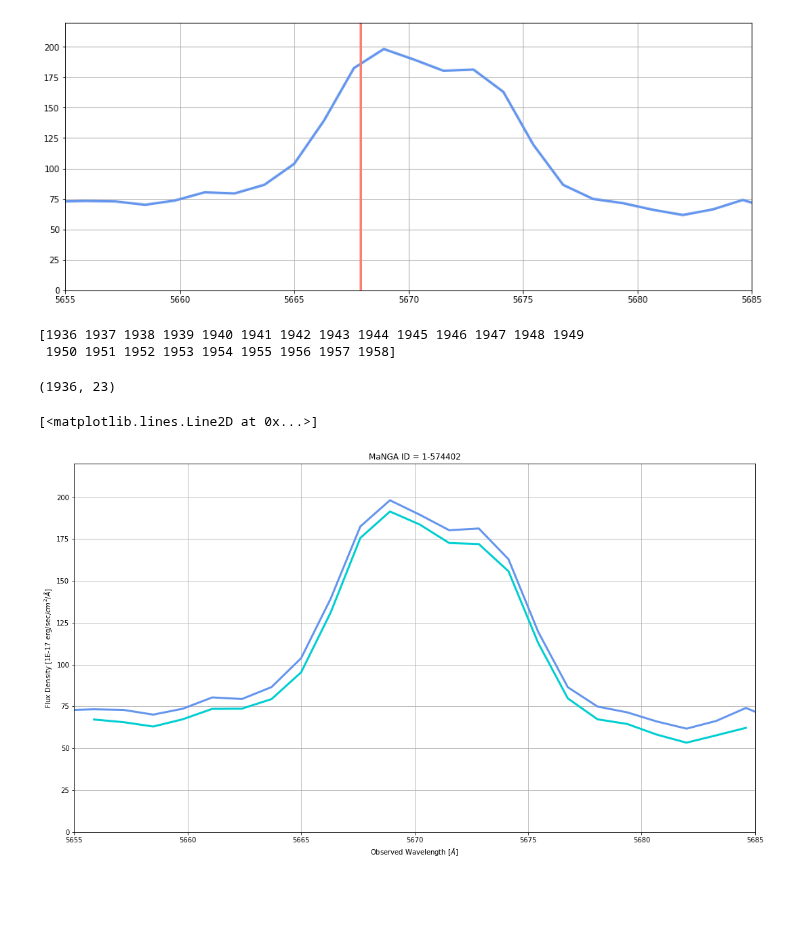
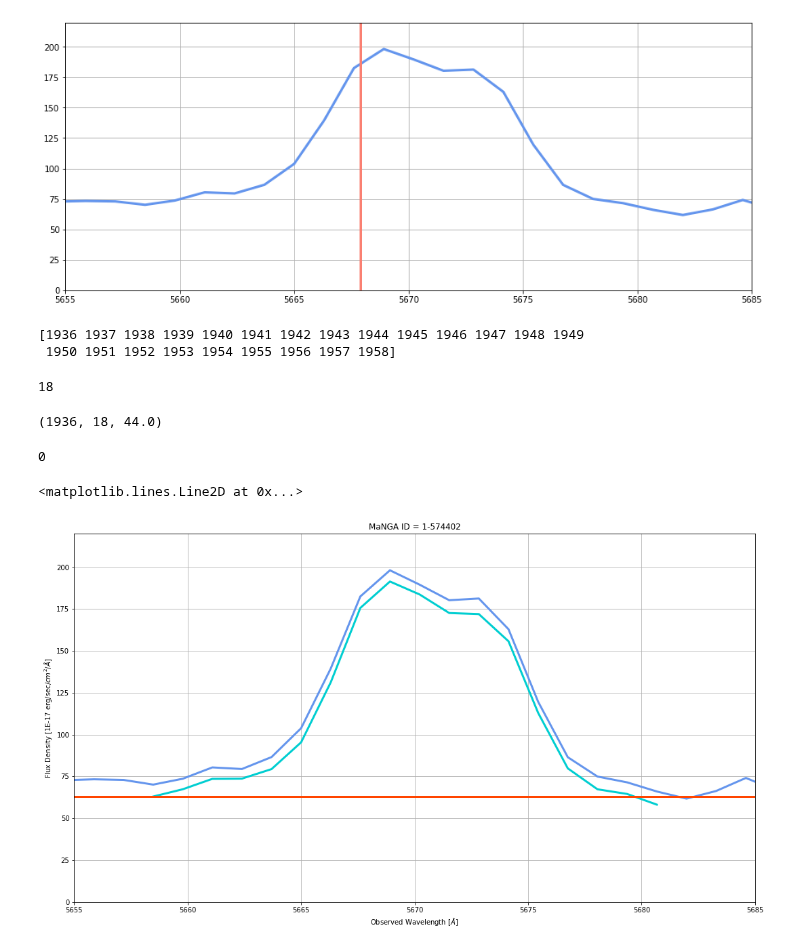
Before and after one commit to Natacha-U/Snr-Prj, a Jupyter notebook: 1-574402.ipynb, the cells around one changed output. Saved outputs shown, nothing was run; the diff lists cells and outputs as text; code cells hidden in the pictures; blank space fills up the shorter version.

```diff
--- a/1-574402.ipynb
+++ b/1-574402.ipynb
@@ -56,9 +55,13 @@ print(yaxis)
 
 # for i in yaxis:
 #     print(wave[i])
+yaxis = yaxis[2:20]
+len(yaxis)
+#1938
 # %% [output]
 [1936 1937 1938 1939 1940 1941 1942 1943 1944 1945 1946 1947 1948 1949
  1950 1951 1952 1953 1954 1955 1956 1957 1958]
+18
 # %%
 flux_compare = []
 ivar_compare = []
@@ -70,9 +73,9 @@ for i in yaxis:
 flux_compare = np.array(flux_compare)
 ivar_compare = np.array(ivar_compare)
 
-len(flux_compare[0]), len(ivar_compare)
+len(flux_compare[0]), len(ivar_compare), np.sqrt(1936)
 # %% [output]
-(1936, 23)
+(1936, 18, 44.0)
 # %%
 result = []
 sumresult = []
@@ -87,16 +90,22 @@ for i in range(len(yaxis)):
             result.append(flux_compare[i][j])
     sumresult.append(np.sum(result))
     result = []
+# %%
+index = np.where(yaxis == 1938)[0][0]
+index
+# %% [output]
+0
 # %%
 plt.figure(figsize = (18,10))
 plt.grid()
 plt.xlim(start, end)
 plt.ylim(0,height)
 plt.xlabel('Observed Wavelength ' + r'[$\AA$]')
 plt.ylabel('Flux Density [1E-17 erg/sec/'+r'$cm^2$/'+r'$\AA$]')
 plt.title('MaNGA ID = ' + mangaid)
 plt.plot(wave, sumflux, color = 'cornflowerblue', linewidth = 3)
 plt.plot(wave[yaxis[0] : yaxis[-1] + 1], sumresult, color = 'darkturquoise', linewidth = 3)
+plt.axhline(sumresult[index], linewidth = 3, color = 'orangered')
 # %% [output]
-[<matplotlib.lines.Line2D at 0x...>]
+<matplotlib.lines.Line2D at 0x...>
-[figure, old version]
+[figure, new version]
```
Also changed, not shown: parts of 24 cells of this notebook.
